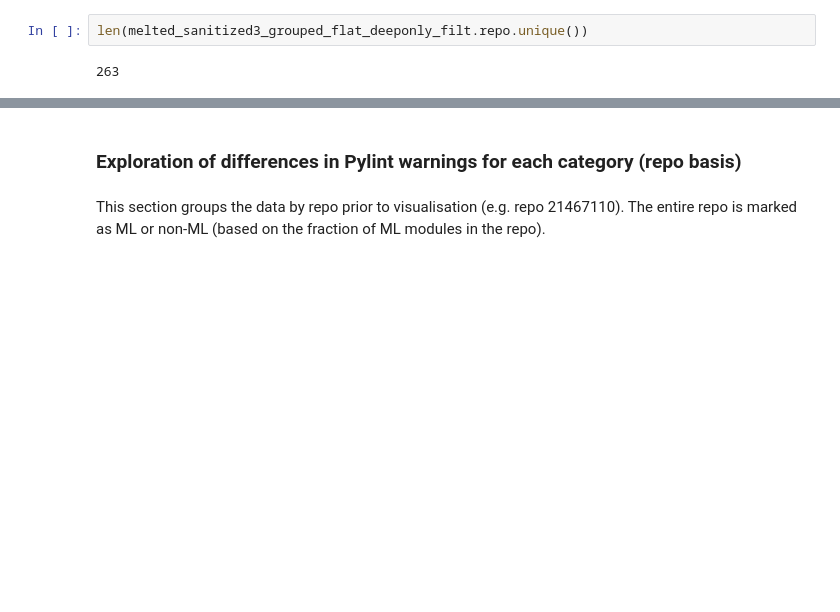
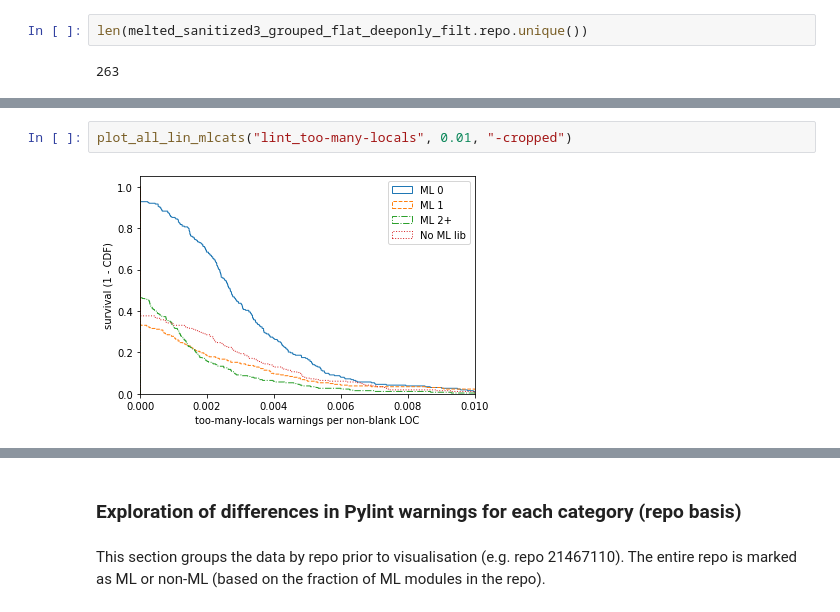
Before and after one commit to a2i2/mining-data-science-repositories, a Jupyter notebook: notebooks/ml-distribution.ipynb, the cells around one changed output, grey strips where cells are left out. Drawn from its saved outputs; the diff is of its cells as text; blank space fills up the shorter version.

```diff
--- a/notebooks/ml-distribution.ipynb
+++ b/notebooks/ml-distribution.ipynb
@@ -814,0 +815,4 @@ plot_all_lin_mlcats("lint_broad-except", 0.01, "-cropped")
+# %%
+plot_all_lin_mlcats("lint_too-many-locals", 0.01, "-cropped")
+# %% [output]
+[figure, added]
```
Also changed, not shown: parts of 8 cells of this notebook.
